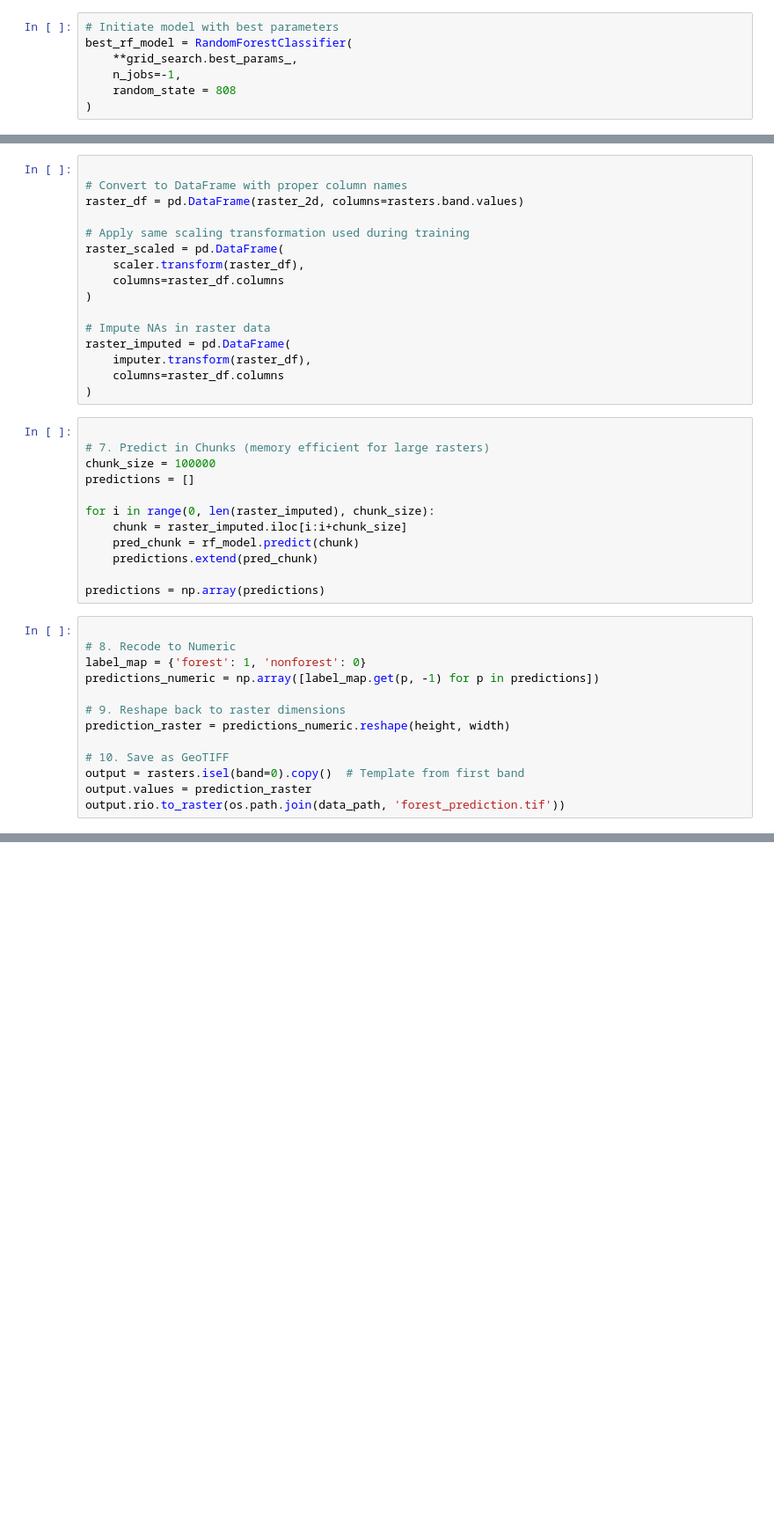
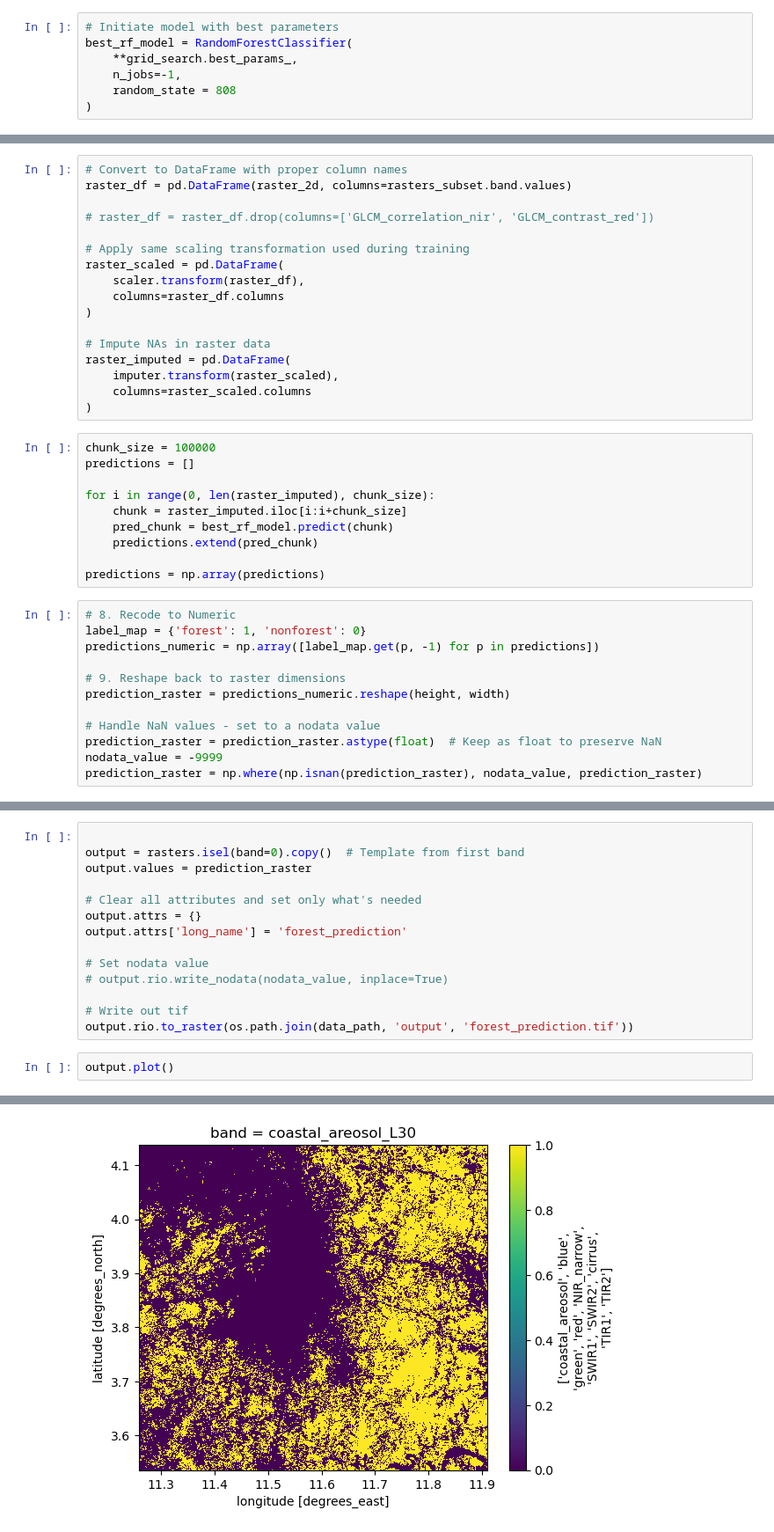
Before and after one commit to hstouter/LCLUC, a Jupyter notebook: model/lcluc_random_forest.ipynb, the cells around one changed output, grey strips where cells are left out. Shown at 88% size. Cells and saved outputs as stored; diff of their text form; blank space fills up the shorter version.

Commit message:
Finish first prelim model

```diff
--- a/model/lcluc_random_forest.ipynb
+++ b/model/lcluc_random_forest.ipynb
@@ -191,9 +247,10 @@ n_bands, height, width = raster_stack.shape
 # Reshape to (n_pixels, n_bands)
 raster_2d = raster_stack.reshape(n_bands, -1).T
 # %%
+# Convert to DataFrame with proper column names
+raster_df = pd.DataFrame(raster_2d, columns=rasters_subset.band.values)
 
-# Convert to DataFrame with proper column names
-raster_df = pd.DataFrame(raster_2d, columns=rasters.band.values)
+# raster_df = raster_df.drop(columns=['GLCM_correlation_nir', 'GLCM_contrast_red'])
 
 # Apply same scaling transformation used during training
 raster_scaled = pd.DataFrame(
@@ -203,23 +260,20 @@ raster_scaled = pd.DataFrame(
 
 # Impute NAs in raster data
 raster_imputed = pd.DataFrame(
-    imputer.transform(raster_df),
-    columns=raster_df.columns
+    imputer.transform(raster_scaled),
+    columns=raster_scaled.columns
 )
 # %%
-
-# 7. Predict in Chunks (memory efficient for large rasters)
 chunk_size = 100000
 predictions = []
 
 for i in range(0, len(raster_imputed), chunk_size):
     chunk = raster_imputed.iloc[i:i+chunk_size]
-    pred_chunk = rf_model.predict(chunk)
+    pred_chunk = best_rf_model.predict(chunk)
     predictions.extend(pred_chunk)
 
 predictions = np.array(predictions)
 # %%
-
 # 8. Recode to Numeric
 label_map = {'forest': 1, 'nonforest': 0}
 predictions_numeric = np.array([label_map.get(p, -1) for p in predictions])
@@ -227,7 +281,7 @@ predictions_numeric = np.array([label_map.get(p, -1) for p in predictions])
 # 9. Reshape back to raster dimensions
 prediction_raster = predictions_numeric.reshape(height, width)
 
-# 10. Save as GeoTIFF
-output = rasters.isel(band=0).copy()  # Template from first band
-output.values = prediction_raster
-output.rio.to_raster(os.path.join(data_path, 'forest_prediction.tif'))
+# Handle NaN values - set to a nodata value
+prediction_raster = prediction_raster.astype(float)  # Keep as float to preserve NaN
+nodata_value = -9999
+prediction_raster = np.where(np.isnan(prediction_raster), nodata_value, prediction_raster)
@@ -233,0 +309,17 @@ output.rio.to_raster(os.path.join(data_path, 'forest_prediction.tif'))
+# %%
+
+output = rasters.isel(band=0).copy()  # Template from first band
+output.values = prediction_raster
+
+# Clear all attributes and set only what's needed
+output.attrs = {}
+output.attrs['long_name'] = 'forest_prediction'
+
+# Set nodata value
+# output.rio.write_nodata(nodata_value, inplace=True)
+
+# Write out tif
+output.rio.to_raster(os.path.join(data_path, 'output', 'forest_prediction.tif'))
+# %%
+output.plot()
+# %% [output]
@@ -233,0 +327 @@ output.rio.to_raster(os.path.join(data_path, 'forest_prediction.tif'))
+[figure, added]
```
Also changed, not shown: parts of 8 cells of this notebook, 1 other file.
